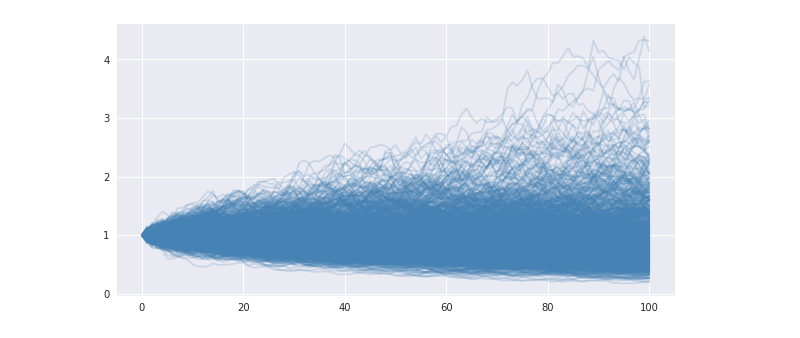
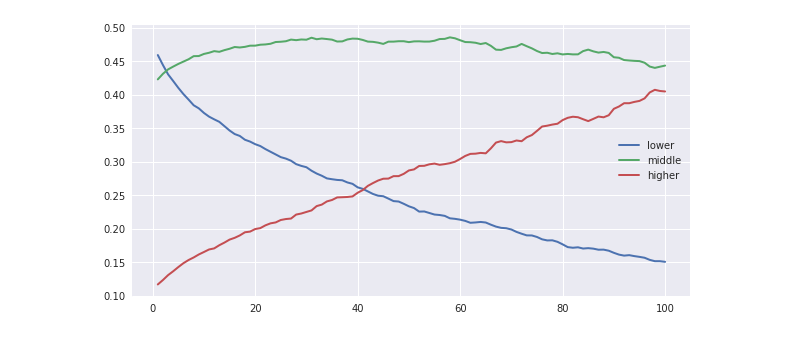
Before and after one commit to gautsi/wealth, a Jupyter notebook: Notebooks/first_sim.ipynb, the cells around one changed output. Saved outputs shown, nothing was run; the diff lists cells and outputs as text; code cells hidden in the pictures.

```diff
--- a/Notebooks/first_sim.ipynb
+++ b/Notebooks/first_sim.ipynb
@@ -14,2 +16,7 @@ TypeError: <lambda>() missing 1 required positional argument: 'x'
+# %%
+s = sim.Sim(
+    initial_wealth=init.constant(value=0.5),
+    evolve_func=evolve.normal_change,
+    redist_func=lambda x:x)
 # %%
 s.step(100)
@@ -38,8 +49,11 @@ s.wealths
+# %%
+groups = utils.group_stats(s.wealths)
 # %%
-fig, ax = plt.subplots(figsize=(10,5))
-for person in sim.wealths.person.unique():
-    wealths = sim.wealths[sim.wealths.person == person].sort_values("time_step")
-    ax.plot(wealths.time_step, wealths.wealth, color="steelblue", alpha=0.2)
-fig.savefig("./Images/first_sim_wealths.png", bbox_inches = "tight")
+fig, ax = plt.subplots(figsize=(10, 5))
+for c in ["lower", "middle", "higher"]:
+    group_data = groups[(groups["group"] == c) & (groups.time_step > 0)].sort_values("time_step")
+    ax.plot(group_data.time_step, group_data.group_pct, linewidth = 2, label = c)
+ax.legend();
+# fig.savefig("./Images/first_sim_wealths_class.png", bbox_inches = "tight")
 # %% [output]
-[figure, old version]
+[figure, new version]
```
Also changed, not shown: parts of 17 cells of this notebook, 8 other files.
